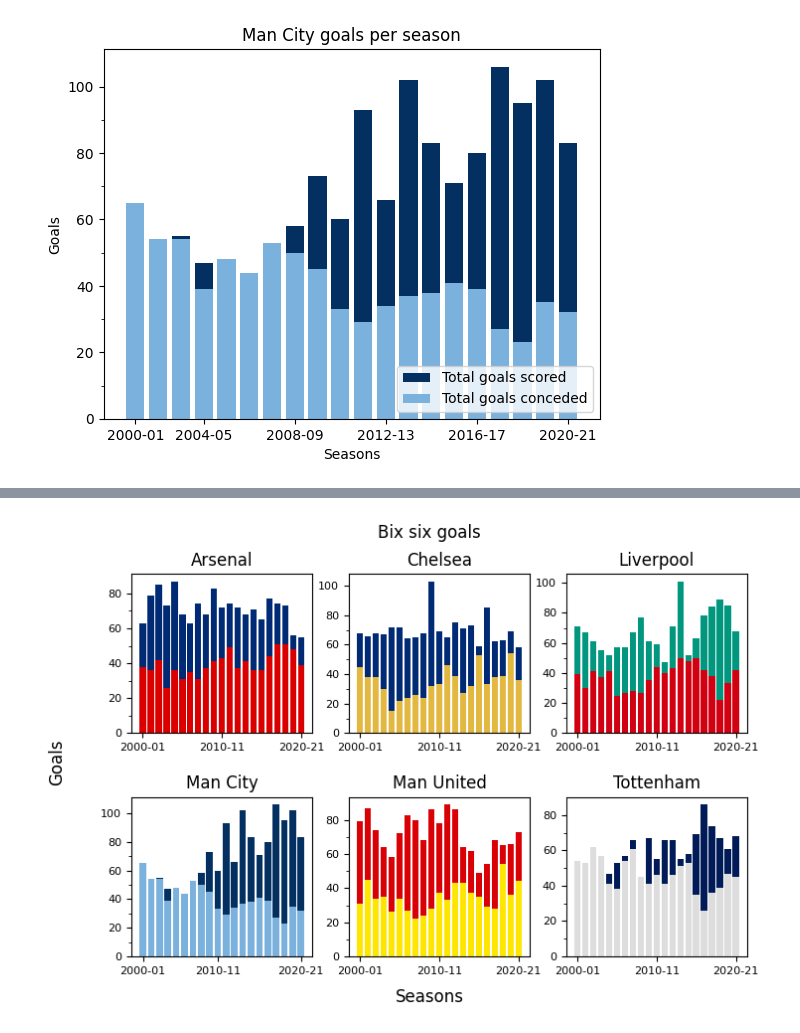
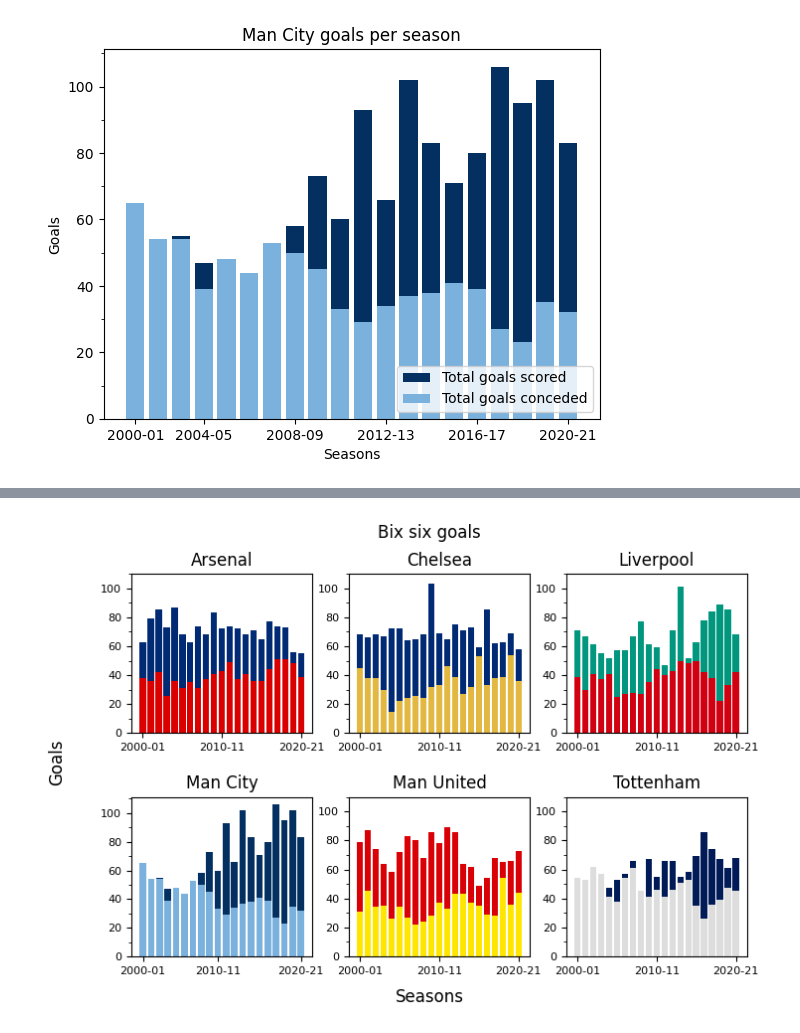
Before and after one commit to alexsandro49/premier-league-statistics-00-20, a Jupyter notebook: goals by seasons/main.ipynb, the cells around one changed output, grey strips where cells are left out. Cells and saved outputs as stored; diff of their text form; code cells hidden in the pictures.

```diff
--- a/goals by seasons/main.ipynb
+++ b/goals by seasons/main.ipynb
@@ -42,10 +34,7 @@ plt.show()
 # %% [output]
 [figure]
 # %%
-df_liverpool_per_season = df_00_to_21.loc[df_00_to_21['HomeTeam'] == 'Liverpool', ['Season', 'FTHG', 'FTAG']].groupby('Season').sum().reset_index()
-df_liverpool_per_season.rename(columns={'FTHG':'TGS', 'FTAG':'TGC'}, inplace=True)
-df_liverpool_per_season['TGS'] += df_00_to_21[df_00_to_21['AwayTeam'] == 'Liverpool'].groupby('Season').sum().reset_index()['FTAG']
-df_liverpool_per_season['TGC'] += df_00_to_21[df_00_to_21['AwayTeam'] == 'Liverpool'].groupby('Season').sum().reset_index()['FTHG']
+df_liverpool_per_season = df_filtered('Liverpool')
 
 plt.bar(df_liverpool_per_season['Season'], df_liverpool_per_season['TGS'], label='Total goals scored', color='#01977F')
 plt.bar(df_liverpool_per_season['Season'], df_liverpool_per_season['TGC'], label='Total goals conceded', color='#D10112')
@@ -55,15 +44,12 @@ plt.ylabel('Goals')
 plt.xticks(df_liverpool_per_season.loc[np.linspace(0, len(df_liverpool_per_season)-1, 6, dtype=int), 'Season'])
 plt.yticks(np.arange(10, 111, 10), minor=True)
 plt.legend(loc='lower right')
-plt.savefig('liverpool_goals_per_season.png')
+plt.savefig('plots/liverpool_goals_per_season.png')
 plt.show()
 # %% [output]
 [figure]
 # %%
-df_man_city_per_season = df_00_to_21.loc[df_00_to_21['HomeTeam'] == 'Man City', ['Season', 'FTHG', 'FTAG']].groupby('Season').sum().reset_index()
-df_man_city_per_season.rename(columns={'FTHG':'TGS', 'FTAG':'TGC'}, inplace=True)
-df_man_city_per_season['TGS'] += df_00_to_21[df_00_to_21['AwayTeam'] == 'Man City'].groupby('Season').sum().reset_index()['FTAG']
-df_man_city_per_season['TGC'] += df_00_to_21[df_00_to_21['AwayTeam'] == 'Man City'].groupby('Season').sum().reset_index()['FTHG']
+df_man_city_per_season = df_filtered('Man City')
 
 plt.bar(df_man_city_per_season['Season'], df_man_city_per_season['TGS'], label='Total goals scored', color='#033061ff')
 plt.bar(df_man_city_per_season['Season'], df_man_city_per_season['TGC'], label='Total goals conceded', color='#7BB1DDff')
@@ -71,17 +57,14 @@ plt.title('Man City goals per season')
 plt.xlabel('Seasons')
 plt.ylabel('Goals')
 plt.xticks(df_man_city_per_season.loc[np.linspace(0, len(df_man_city_per_season)-1, 6, dtype=int), 'Season'])
-plt.yticks(np.arange(10, 91, 10), minor=True)
+plt.yticks(np.arange(10, 111, 10), minor=True)
 plt.legend(loc='lower right')
-plt.savefig('man_city_goals_per_season.png')
+plt.savefig('plots/man_city_goals_per_season.png')
 plt.show()
 # %% [output]
 [figure]
 # %%
-df_man_united_per_season = df_00_to_21.loc[df_00_to_21['HomeTeam'] == 'Man United', ['Season', 'FTHG', 'FTAG']].groupby('Season').sum().reset_index()
-df_man_united_per_season.rename(columns={'FTHG':'TGS', 'FTAG':'TGC'}, inplace=True)
-df_man_united_per_season['TGS'] += df_00_to_21[df_00_to_21['AwayTeam'] == 'Man United'].groupby('Season').sum().reset_index()['FTAG']
-df_man_united_per_season['TGC'] += df_00_to_21[df_00_to_21['AwayTeam'] == 'Man United'].groupby('Season').sum().reset_index()['FTHG']
+df_man_united_per_season = df_filtered('Man United')
 
 plt.bar(df_man_united_per_season['Season'], df_man_united_per_season['TGS'], label='Total goals scored', color='#DA0106ff')
 plt.bar(df_man_united_per_season['Season'], df_man_united_per_season['TGC'], label='Total goals conceded', color='#FFE600ff')
@@ -89,8 +72,8 @@ plt.title('Man United goals per season')
 plt.xlabel('Seasons')
 plt.ylabel('Goals')
 plt.xticks(df_man_united_per_season.loc[np.linspace(0, len(df_man_united_per_season)-1, 6, dtype=int), 'Season'])
-plt.yticks(np.arange(10, 91, 10), minor=True)
+plt.yticks(np.arange(10, 111, 10), minor=True)
 plt.legend(loc='lower right')
-plt.savefig('man_united_goals_per_season.png')
+plt.savefig('plots/man_united_goals_per_season.png')
 plt.show()
 # %% [output]
@@ -98,8 +81,5 @@ plt.show()
 # %%
-df_tottenham_per_season = df_00_to_21.loc[df_00_to_21['HomeTeam'] == 'Tottenham', ['Season', 'FTHG', 'FTAG']].groupby('Season').sum().reset_index()
-df_tottenham_per_season.rename(columns={'FTHG':'TGS', 'FTAG':'TGC'}, inplace=True)
-df_tottenham_per_season['TGS'] += df_00_to_21[df_00_to_21['AwayTeam'] == 'Tottenham'].groupby('Season').sum().reset_index()['FTAG']
-df_tottenham_per_season['TGC'] += df_00_to_21[df_00_to_21['AwayTeam'] == 'Tottenham'].groupby('Season').sum().reset_index()['FTHG']
+df_tottenham_per_season = df_filtered('Tottenham')
 
 plt.bar(df_tottenham_per_season['Season'], df_tottenham_per_season['TGS'], label='Total goals scored', color='#001B57ff')
 plt.bar(df_tottenham_per_season['Season'], df_tottenham_per_season['TGC'], label='Total goals conceded', color='#dcdddc')
@@ -107,8 +87,8 @@ plt.title('Tottenham goals per season')
 plt.xlabel('Seasons')
 plt.ylabel('Goals')
 plt.xticks(df_tottenham_per_season.loc[np.linspace(0, len(df_tottenham_per_season)-1, 6, dtype=int), 'Season'])
-plt.yticks(np.arange(10, 91, 10), minor=True)
+plt.yticks(np.arange(10, 111, 10), minor=True)
 plt.legend(loc='lower right')
-plt.savefig('tottenham_goals_per_season.png')
+plt.savefig('plots/tottenham_goals_per_season.png')
 plt.show()
 # %% [output]
@@ -125,36 +105,36 @@ ax[0, 0].bar(df_arsenal_per_season['Season'], df_arsenal_per_season['TGS'], labe
 ax[0, 0].bar(df_arsenal_per_season['Season'], df_arsenal_per_season['TGC'], label='Total goals conceded', color='#DB0000ff')
 ax[0, 0].set_title('Arsenal')
 
 ax[0, 1].bar(df_chelsea_per_season['Season'], df_chelsea_per_season['TGS'], label='Total goals scored', color='#002A74ff')
 ax[0, 1].bar(df_chelsea_per_season['Season'], df_chelsea_per_season['TGC'], label='Total goals conceded', color='#E3B841')
 ax[0, 1].set_title('Chelsea')
 
 ax[0, 2].bar(df_liverpool_per_season['Season'], df_liverpool_per_season['TGS'], label='Total goals scored', color='#01977F')
 ax[0, 2].bar(df_liverpool_per_season['Season'], df_liverpool_per_season['TGC'], label='Total goals conceded', color='#D10112')
 ax[0, 2].set_title('Liverpool')
 
 ax[1, 0].bar(df_man_city_per_season['Season'], df_man_city_per_season['TGS'], label='Total goals scored', color='#033061ff')
 ax[1, 0].bar(df_man_city_per_season['Season'], df_man_city_per_season['TGC'], label='Total goals conceded', color='#7BB1DDff')
 ax[1, 0].set_title('Man City')
 
 ax[1, 1].bar(df_man_united_per_season['Season'], df_man_united_per_season['TGS'], label='Total goals scored', color='#DA0106ff')
 ax[1, 1].bar(df_man_united_per_season['Season'], df_man_united_per_season['TGC'], label='Total goals conceded', color='#FFE600ff')
 ax[1, 1].set_title('Man United')
 
 ax[1, 2].bar(df_tottenham_per_season['Season'], df_tottenham_per_season['TGS'], label='Total goals scored', color='#001B57ff')
 ax[1, 2].bar(df_tottenham_per_season['Season'], df_tottenham_per_season['TGC'], label='Total goals conceded', color='#dcdddc')
 ax[1, 2].set_title('Tottenham')
 
 for i in range(2):
     for j in range(3):
         ax[i, j].set_xticks(df_arsenal_per_season.loc[np.linspace(0, len(df_arsenal_per_season)-1, 3, dtype=int), 'Season'])
-        ax[i, j].set_yticks(np.arange(10, 81, 20), minor=True)
+        ax[i, j].set_yticks(np.arange(10, 111, 10), minor=True)
         ax[i, j].tick_params(axis='both', labelsize=8)
 
-plt.savefig('big_six_goals_1.png')
+plt.savefig('plots/big_six_goals_1.png')
 plt.show()
 # %% [output]
-[figure, old version]
+[figure, new version]
 # %%
 df_big_six_per_team = pd.DataFrame({
     'TEAM': ['Arsenal', 'Chelsea', 'Liverpool', 'Man City', 'Man United', 'Tottenham'],
```
Also changed, not shown: parts of 7 cells of this notebook, 23 other files.
